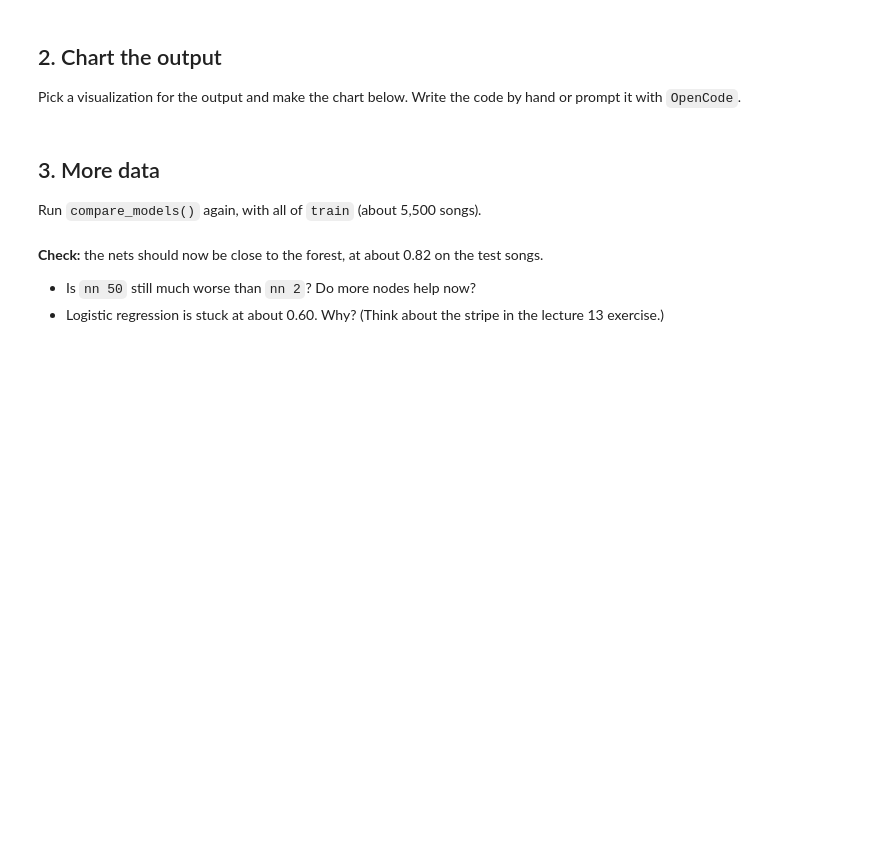
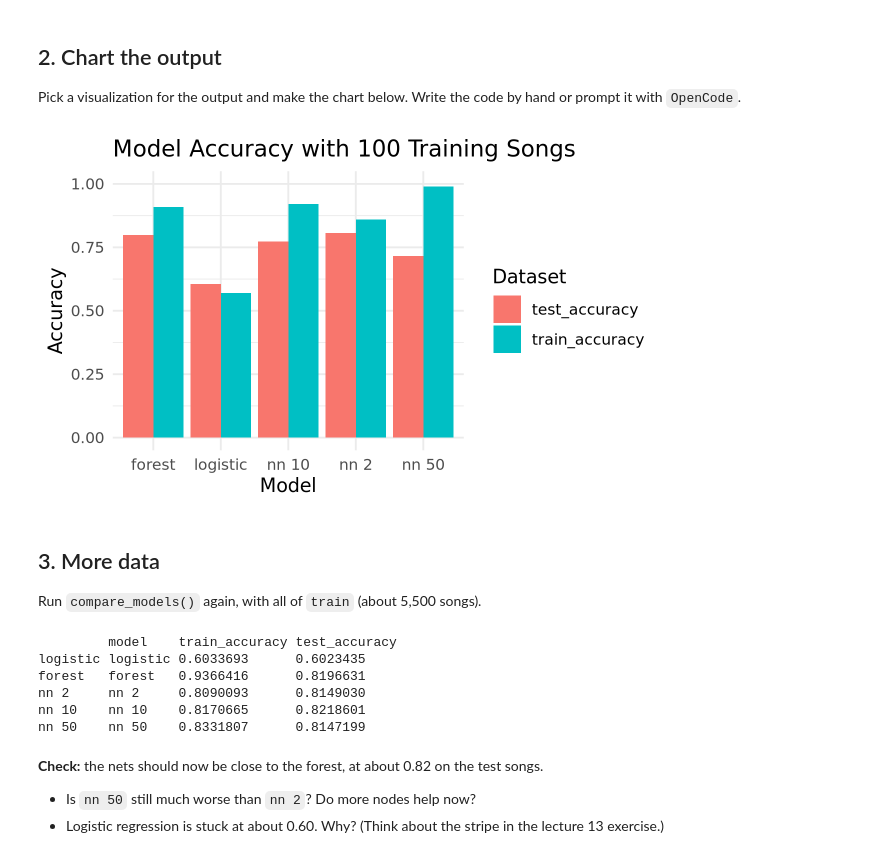
Before and after one commit to mshen05/codespace, a Jupyter notebook: exercises/16-nn-exercise.ipynb, the cells around one changed output. Cells and saved outputs as stored; diff of their text form; code cells hidden in the pictures; blank space fills up the shorter version.

```diff
--- a/exercises/16-nn-exercise.ipynb
+++ b/exercises/16-nn-exercise.ipynb
@@ -104,10 +132,40 @@ results_small
 Pick a visualization for the output and make the chart below. Write the code by hand or prompt it with `OpenCode`.
 # %%
 # Chart code goes here
+
+results_small |>
+    pivot_longer(
+        cols = c(train_accuracy, test_accuracy),
+        names_to = "dataset",
+        values_to = "accuracy"
+    ) |>
+    ggplot(aes(x = model, y = accuracy, fill = dataset)) +
+    geom_col(position = "dodge") +
+    scale_y_continuous(limits = c(0, 1)) +
+    labs(
+        title = "Model Accuracy with 100 Training Songs",
+        x = "Model",
+        y = "Accuracy",
+        fill = "Dataset"
+    ) +
+    theme_minimal()
+# %% [output]
+[figure, added]
 # %% [markdown]
 ## 3. More data
 
 Run `compare_models()` again, with all of `train` (about 5,500 songs).
+# %%
+results_full <- compare_models(train)
+
+results_full
+# %% [output]
+         model    train_accuracy test_accuracy
+logistic logistic 0.6033693      0.6023435
+forest   forest   0.9366416      0.8196631
+nn 2     nn 2     0.8090093      0.8149030
+nn 10    nn 10    0.8170665      0.8218601
+nn 50    nn 50    0.8331807      0.8147199
 # %% [markdown]
 **Check:** the nets should now be close to the forest, at about 0.82 on the test songs.
 
```
Also changed, not shown: parts of 5 cells of this notebook, 1 other file.
